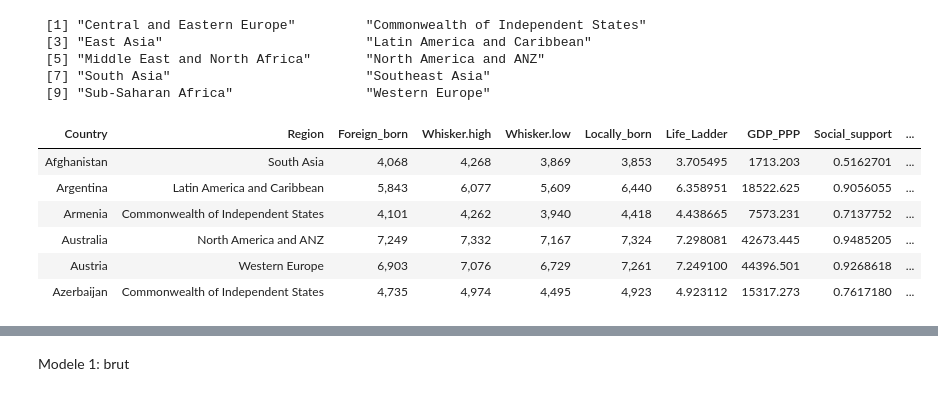
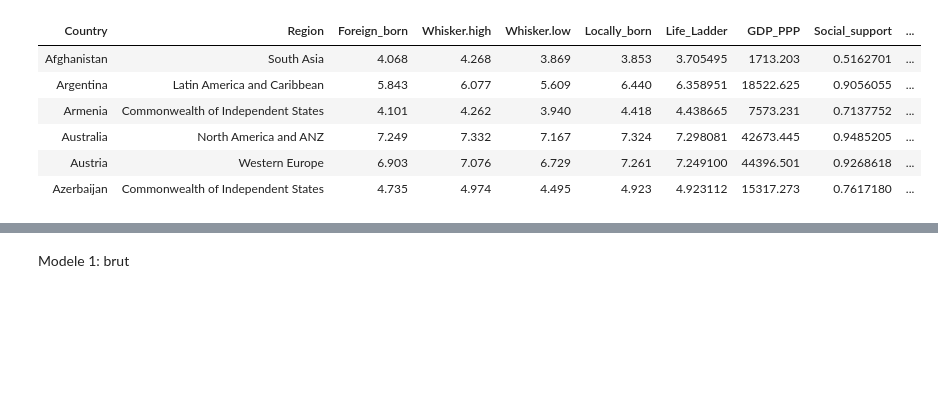
Before and after one commit to Lrakotoson/M_R, a Jupyter notebook: S1/M1Econometrie/Projet/HAPPINESS/Happiness_migration/happiness.ipynb, the cells around one changed output, grey strips where cells are left out. Drawn from its saved outputs; the diff is of its cells as text; code cells hidden in the pictures; blank space fills up the shorter version.

```diff
--- a/S1/M1Econometrie/Projet/HAPPINESS/Happiness_migration/happiness.ipynb
+++ b/S1/M1Econometrie/Projet/HAPPINESS/Happiness_migration/happiness.ipynb
@@ -20,24 +80,16 @@ citizenship <- read.csv("locally_foreign.csv",
 # %%
-brut <- merge(region,
+data <- merge(region,
               merge(citizenship,
                     aggregate(brut[, 3:19], list(brut$Country), mean, na.rm = T),
                     by.x = "Country", by.y = "Group.1"),
               by = "Country")
+
+head(data)
+# %% [output]
+| Country | Region | Foreign_born | Whisker.high | Whisker.low | Locally_born | Life_Ladder | GDP_PPP | Social_support | ... |
+| Afghanistan | South Asia | 4.068 | 4.268 | 3.869 | 3.853 | 3.705495 | 1713.203 | 0.5162701 | ... |
+| Argentina | Latin America and Caribbean | 5.843 | 6.077 | 5.609 | 6.440 | 6.358951 | 18522.625 | 0.9056055 | ... |
+| Armenia | Commonwealth of Independent States | 4.101 | 4.262 | 3.940 | 4.418 | 4.438665 | 7573.231 | 0.7137752 | ... |
+| Australia | North America and ANZ | 7.249 | 7.332 | 7.167 | 7.324 | 7.298081 | 42673.445 | 0.9485205 | ... |
+| Austria | Western Europe | 6.903 | 7.076 | 6.729 | 7.261 | 7.249100 | 44396.501 | 0.9268618 | ... |
+| Azerbaijan | Commonwealth of Independent States | 4.735 | 4.974 | 4.495 | 4.923 | 4.923112 | 15317.273 | 0.7617180 | ... |
-# %%
-levels(brut$Region)
-# %% [output]
- [1] "Central and Eastern Europe"         "Commonwealth of Independent States"
- [3] "East Asia"                          "Latin America and Caribbean"
- [5] "Middle East and North Africa"       "North America and ANZ"
- [7] "South Asia"                         "Southeast Asia"
- [9] "Sub-Saharan Africa"                 "Western Europe"
-# %%
-head(brut)
-# %% [output]
-| Country | Region | Foreign_born | Whisker.high | Whisker.low | Locally_born | Life_Ladder | GDP_PPP | Social_support | ... |
-| Afghanistan | South Asia | 4,068 | 4,268 | 3,869 | 3,853 | 3.705495 | 1713.203 | 0.5162701 | ... |
-| Argentina | Latin America and Caribbean | 5,843 | 6,077 | 5,609 | 6,440 | 6.358951 | 18522.625 | 0.9056055 | ... |
-| Armenia | Commonwealth of Independent States | 4,101 | 4,262 | 3,940 | 4,418 | 4.438665 | 7573.231 | 0.7137752 | ... |
-| Australia | North America and ANZ | 7,249 | 7,332 | 7,167 | 7,324 | 7.298081 | 42673.445 | 0.9485205 | ... |
-| Austria | Western Europe | 6,903 | 7,076 | 6,729 | 7,261 | 7.249100 | 44396.501 | 0.9268618 | ... |
-| Azerbaijan | Commonwealth of Independent States | 4,735 | 4,974 | 4,495 | 4,923 | 4.923112 | 15317.273 | 0.7617180 | ... |
```
Also changed, not shown: parts of 17 cells of this notebook, 4 other files.
